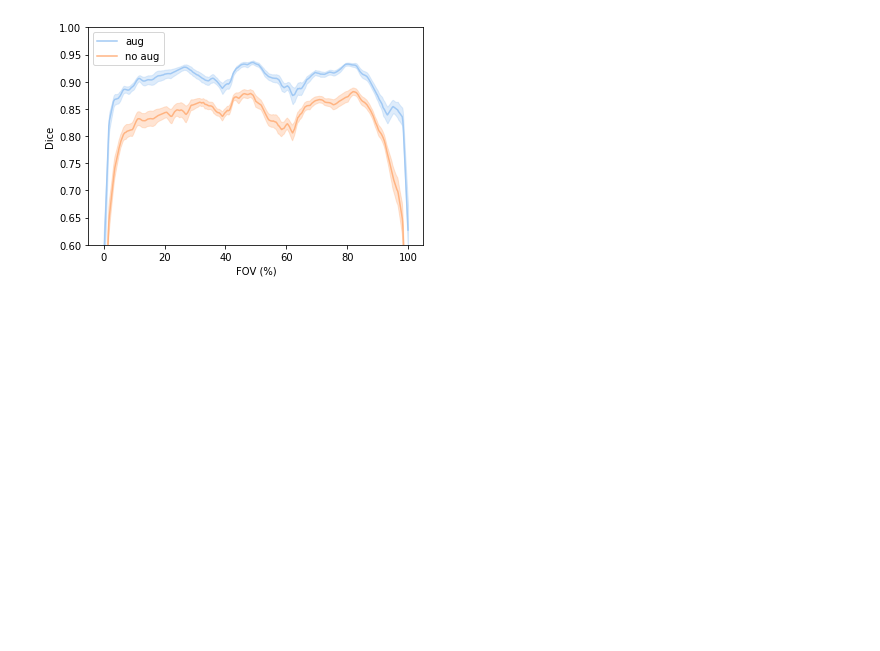
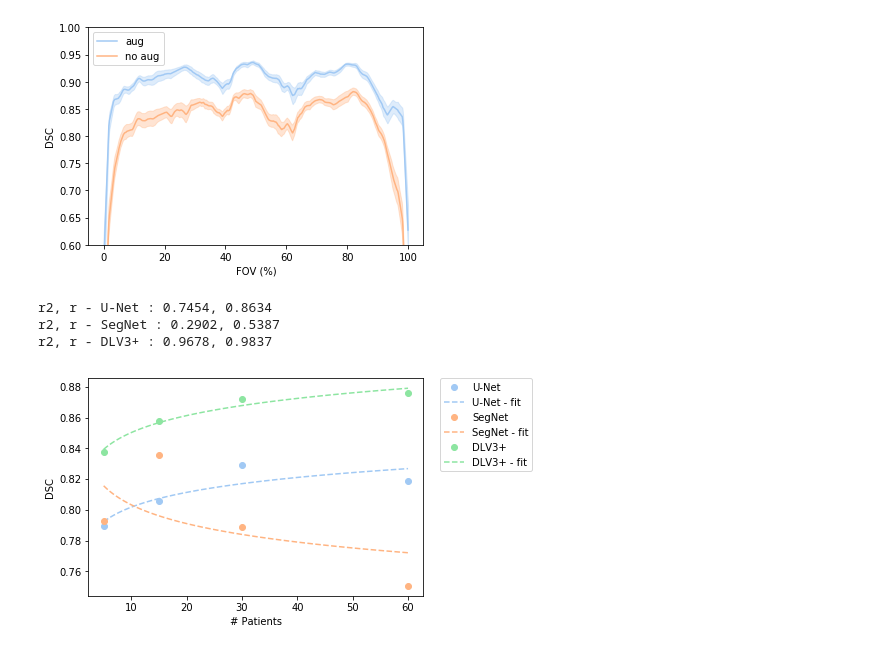
Before and after one commit to ad12/MedSegPy, a Jupyter notebook: analysis/exp_graphs.ipynb, the cells around one changed output. Saved outputs shown, nothing was run; the diff lists cells and outputs as text; code cells hidden in the pictures; blank space fills up the shorter version.

```diff
--- a/analysis/exp_graphs.ipynb
+++ b/analysis/exp_graphs.ipynb
@@ -109,30 +109,40 @@ dl_segnet = [   # Seed 1
                  segnet_data_limitation_path % (15, '2018-10-12-03-04-00'),
                  segnet_data_limitation_path % (30, '2018-10-12-09-45-22'),
                  segnet_data_limitation_path % (60, '2018-10-12-16-02-42')],
 
                 # Seed 3
                 [segnet_data_limitation_path % (5, '2018-10-05-16-08-09'),
                  segnet_data_limitation_path % (15, '2018-10-06-00-07-38'),
                  segnet_data_limitation_path % (30, '2018-10-07-02-28-58'),
                  segnet_data_limitation_path % (60, '2018-10-07-08-28-48')]
             ]
 
 
 dl_deeplab = [  # Seed 1
                 [deeplab_data_limitation_path % (5, '2018-10-02-23-21-01'),
                  deeplab_data_limitation_path % (15, '2018-10-03-07-10-34'),
                  deeplab_data_limitation_path % (30, '2018-10-03-14-11-30'),
                  deeplab_data_limitation_path % (60, '2018-10-03-20-35-06')],
 
                 # Seed 2
                 [deeplab_data_limitation_path % (5, '2018-10-11-19-25-15'),
                  deeplab_data_limitation_path % (15, '2018-10-12-03-08-29'),
                  deeplab_data_limitation_path % (30, '2018-10-12-10-24-21'),
                  deeplab_data_limitation_path % (60, '2018-10-12-16-56-59')],
 
                 # Seed 3
                 [deeplab_data_limitation_path % (5, '2018-10-07-17-36-29'),
                  deeplab_data_limitation_path % (15, '2018-10-08-01-27-49'),
                  deeplab_data_limitation_path % (30, '2018-10-08-08-39-38'),
                  deeplab_data_limitation_path % (60, '2018-10-08-15-33-20')]
               ]
+
+data = {'filename': 'data_limitation.png', 'keys': ['U-Net', 'SegNet', 'DLV3+'],
+        'U-Net': dl_unet, 'SegNet': dl_segnet, 'DLV3+': dl_deeplab}
+
+af.graph_data_limitation(data, 'dsc')
+# %% [output]
+r2, r - U-Net : 0.7454, 0.8634
+r2, r - SegNet : 0.2902, 0.5387
+r2, r - DLV3+ : 0.9678, 0.9837
+[figure, added]
```
Also changed, not shown: 1 other file.
